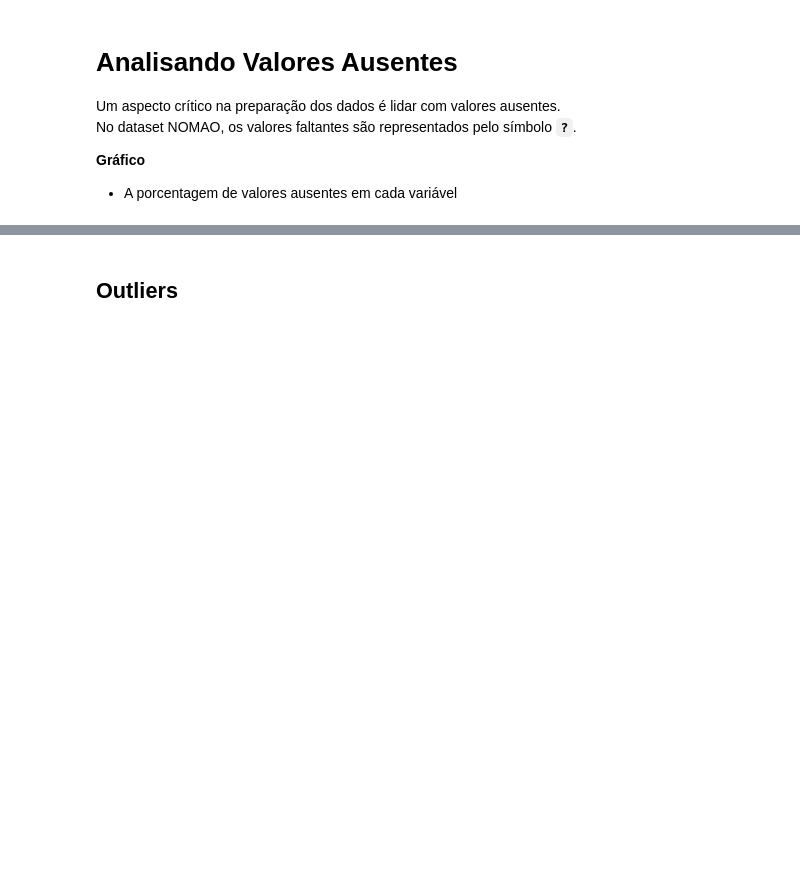
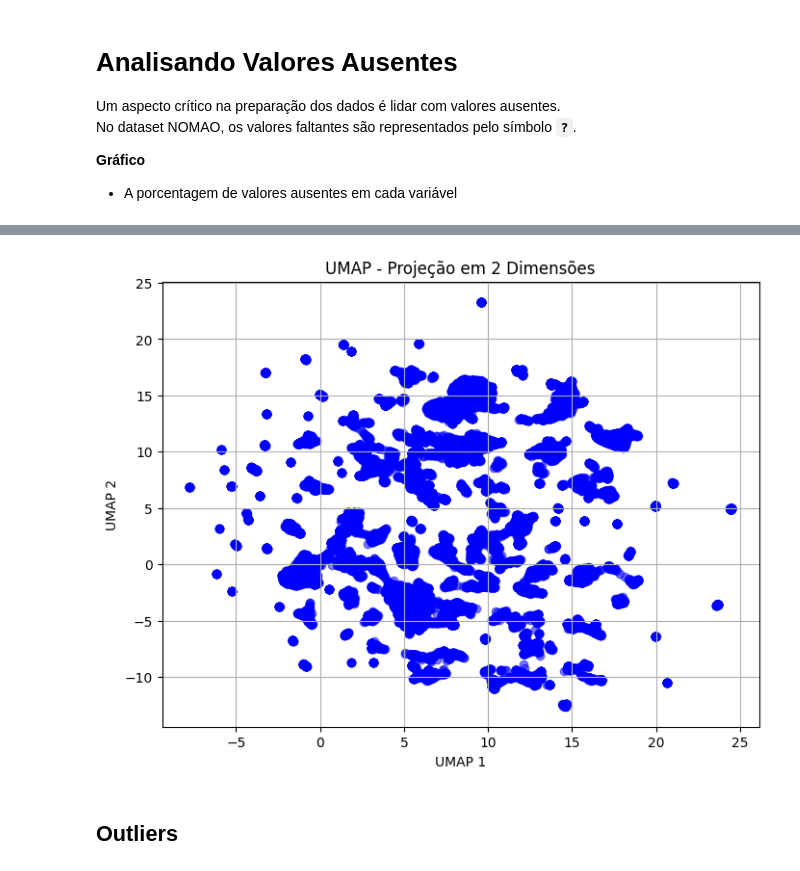
Before and after one commit to ianzin30/IF1014-Mining, a Jupyter notebook: exploratory.ipynb, the cells around one changed output, grey strips where cells are left out. Saved outputs shown, nothing was run; the diff lists cells and outputs as text; code cells hidden in the pictures; blank space fills up the shorter version.

```diff
--- a/exploratory.ipynb
+++ b/exploratory.ipynb
@@ -356,3 +390,33 @@ Passing `palette` without assigning `hue` is deprecated and will be removed in v
+# %%
+import umap.umap_ as umap
+
+import pandas as pd
+import numpy as np
+import matplotlib.pyplot as plt
+
+# Selecionando apenas as colunas numéricas
+num_cols = nomao_df.select_dtypes(include=['float64', 'int64']).columns
+
+# Tratando valores ausentes (substituindo por média ou mediana)
+nomao_df[num_cols] = nomao_df[num_cols].fillna(nomao_df[num_cols].mean())  # ou use mediana em vez de média
+
+# Aplicando UMAP
+umap_model = umap.UMAP(n_components=2, random_state=42)  # Reduzindo para 2 componentes
+umap_result = umap_model.fit_transform(nomao_df[num_cols])
+
+# Criando um DataFrame com os componentes UMAP
+umap_df = pd.DataFrame(data=umap_result, columns=['UMAP1', 'UMAP2'])
+
+# Plotando os resultados do UMAP
+plt.figure(figsize=(8, 6))
+plt.scatter(umap_df['UMAP1'], umap_df['UMAP2'], alpha=0.5, c='blue')
+plt.title('UMAP - Projeção em 2 Dimensões')
+plt.xlabel('UMAP 1')
+plt.ylabel('UMAP 2')
+plt.grid(True)
+plt.show()
+# %% [output]
+[figure, added]
 # %% [markdown]
 ## Outliers
 # %% [markdown]
```
Also changed, not shown: parts of 2 cells of this notebook.
